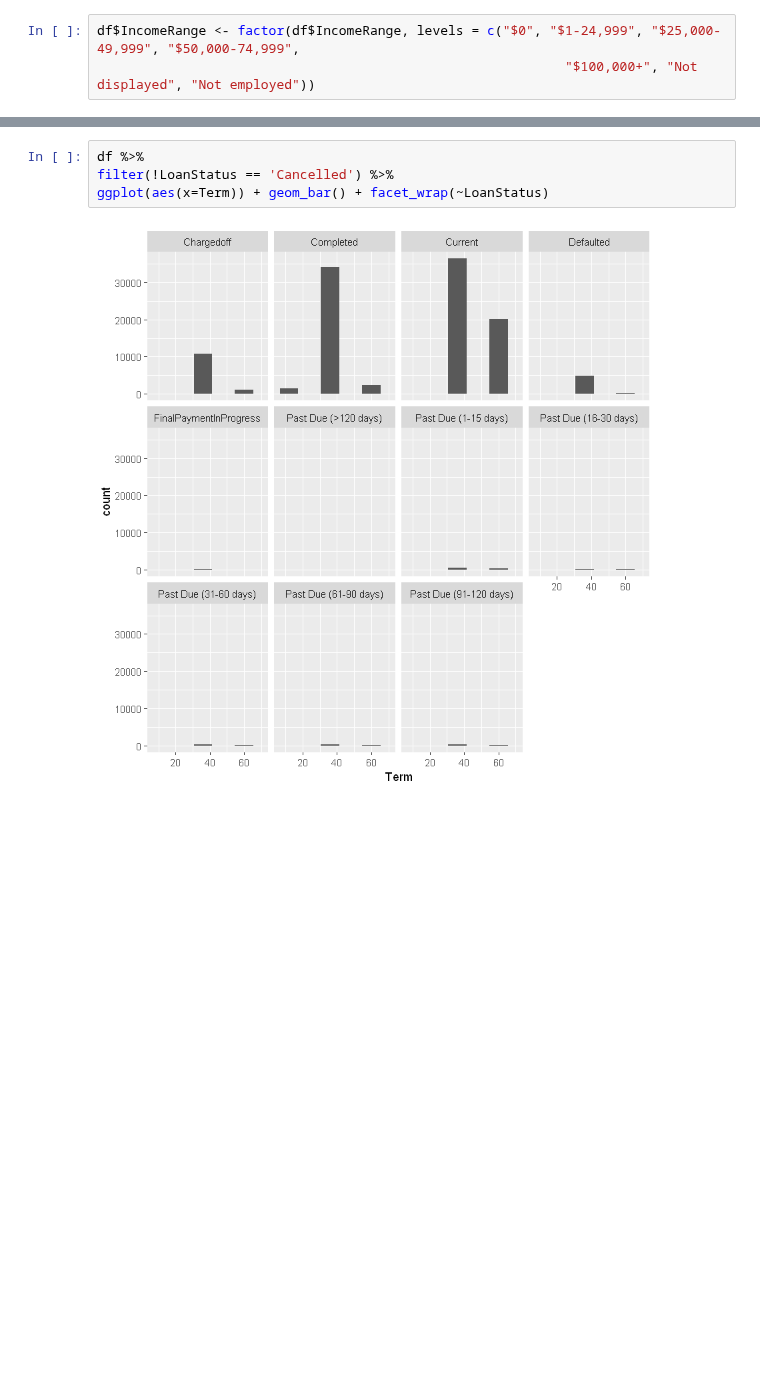
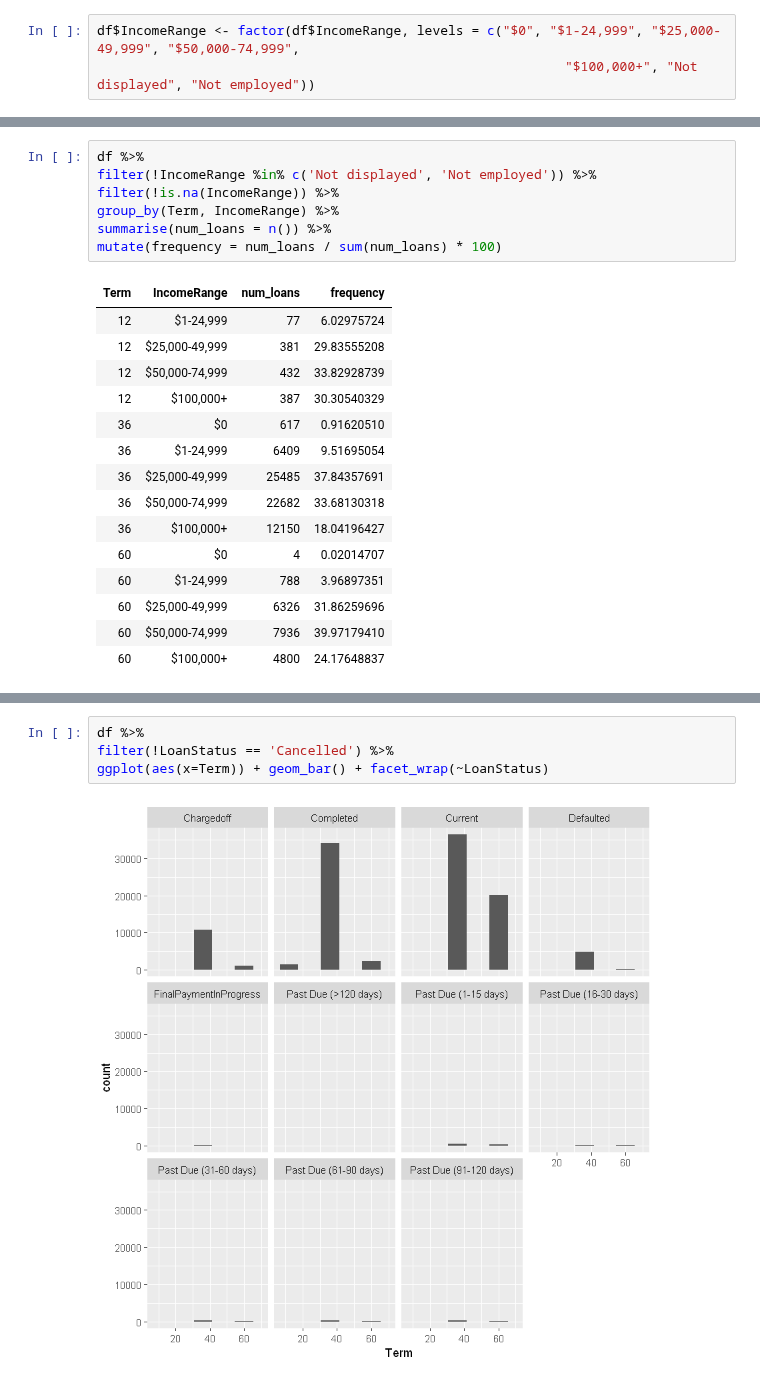
Before and after one commit to timdef/ProsperLoanEDA, a Jupyter notebook: BivariateExploration.ipynb, the cells around one changed output, grey strips where cells are left out. Saved outputs shown, nothing was run; the diff lists cells and outputs as text; blank space fills up the shorter version.

Commit message:
Update Frequency Term by Income Range.

```diff
--- a/BivariateExploration.ipynb
+++ b/BivariateExploration.ipynb
@@ -40,2 +30,25 @@ head
+# %%
+df %>%
+filter(!IncomeRange %in% c('Not displayed', 'Not employed')) %>%
+filter(!is.na(IncomeRange)) %>%
+group_by(Term, IncomeRange) %>%
+summarise(num_loans = n()) %>%
+mutate(frequency = num_loans / sum(num_loans) * 100)
+# %% [output]
+| Term | IncomeRange | num_loans | frequency |
+| 12 | $1-24,999 | 77 | 6.02975724 |
+| 12 | $25,000-49,999 | 381 | 29.83555208 |
+| 12 | $50,000-74,999 | 432 | 33.82928739 |
+| 12 | $100,000+ | 387 | 30.30540329 |
+| 36 | $0 | 617 | 0.91620510 |
+| 36 | $1-24,999 | 6409 | 9.51695054 |
+| 36 | $25,000-49,999 | 25485 | 37.84357691 |
+| 36 | $50,000-74,999 | 22682 | 33.68130318 |
+| 36 | $100,000+ | 12150 | 18.04196427 |
+| 60 | $0 | 4 | 0.02014707 |
+| 60 | $1-24,999 | 788 | 3.96897351 |
+| 60 | $25,000-49,999 | 6326 | 31.86259696 |
+| 60 | $50,000-74,999 | 7936 | 39.97179410 |
+| 60 | $100,000+ | 4800 | 24.17648837 |
 # %%
 df %>%
```
Also changed, not shown: parts of 5 cells of this notebook.
